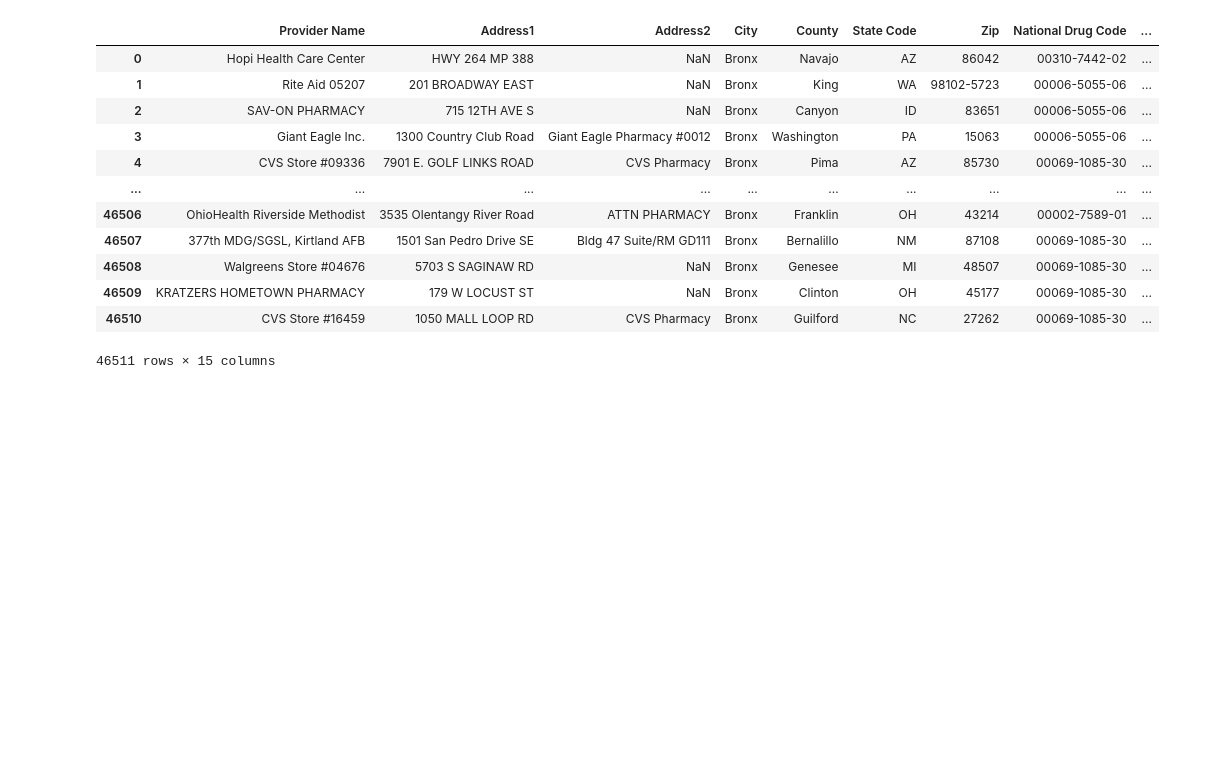
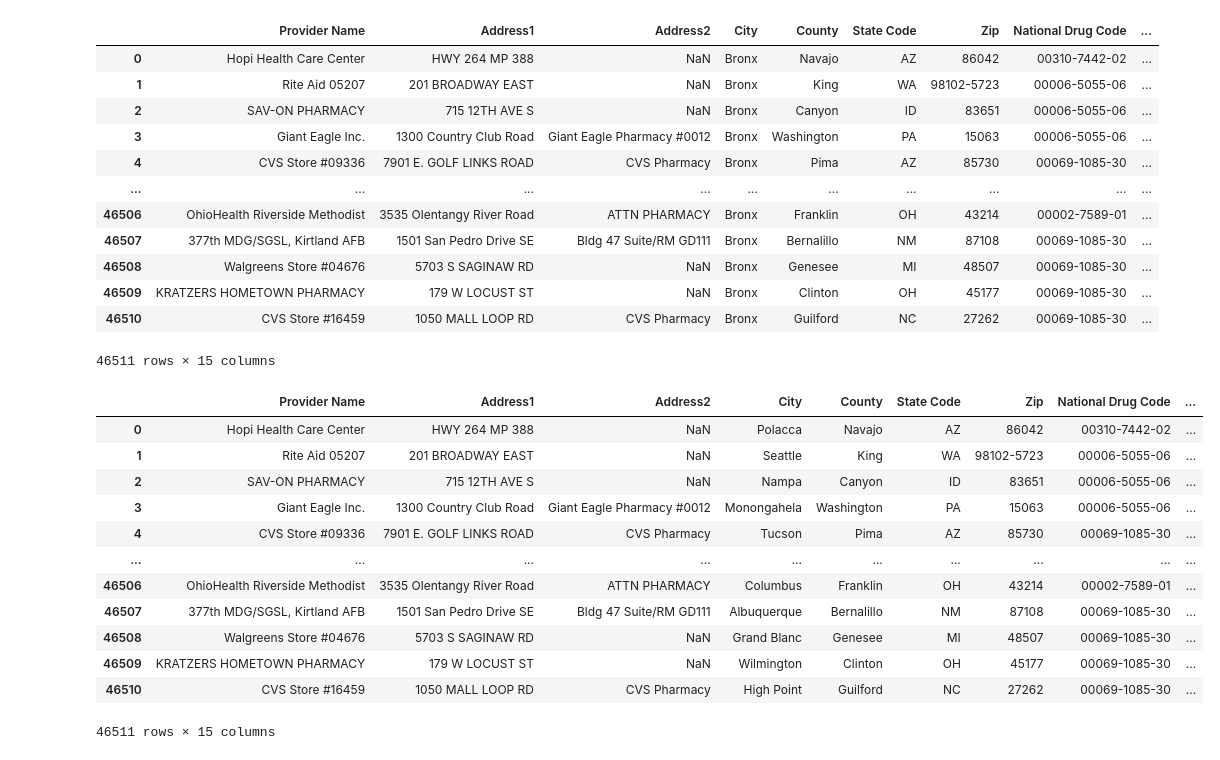
Before and after one commit to candacepedraza61/antivirals, a Jupyter notebook: antiviral-notebook.ipynb, the cells around one changed output. Saved outputs shown, nothing was run; the diff lists cells and outputs as text; code cells hidden in the pictures; blank space fills up the shorter version.

```diff
--- a/antiviral-notebook.ipynb
+++ b/antiviral-notebook.ipynb
@@ -51,3 +51,21 @@ df
 | 46509 | KRATZERS HOMETOWN PHARMACY | 179 W LOCUST ST | NaN | Bronx | Clinton | OH | 45177 | 00069-1085-30 | ... |
 | 46510 | CVS Store #16459 | 1050 MALL LOOP RD | CVS Pharmacy | Bronx | Guilford | NC | 27262 | 00069-1085-30 | ... |
 46511 rows × 15 columns
+# %%
+df = pd.read_csv("COVID-19_Public_Therapeutic_Locator.csv")
+# %%
+df
+# %% [output]
+|  | Provider Name | Address1 | Address2 | City | County | State Code | Zip | National Drug Code | ... |
+| 0 | Hopi Health Care Center | HWY 264 MP 388 | NaN | Polacca | Navajo | AZ | 86042 | 00310-7442-02 | ... |
+| 1 | Rite Aid 05207 | 201 BROADWAY EAST | NaN | Seattle | King | WA | 98102-5723 | 00006-5055-06 | ... |
+| 2 | SAV-ON PHARMACY | 715 12TH AVE S | NaN | Nampa | Canyon | ID | 83651 | 00006-5055-06 | ... |
+| 3 | Giant Eagle Inc. | 1300 Country Club Road | Giant Eagle Pharmacy #0012 | Monongahela | Washington | PA | 15063 | 00006-5055-06 | ... |
+| 4 | CVS Store #09336 | 7901 E. GOLF LINKS ROAD | CVS Pharmacy | Tucson | Pima | AZ | 85730 | 00069-1085-30 | ... |
+| ... | ... | ... | ... | ... | ... | ... | ... | ... | ... |
+| 46506 | OhioHealth Riverside Methodist | 3535 Olentangy River Road | ATTN PHARMACY | Columbus | Franklin | OH | 43214 | 00002-7589-01 | ... |
+| 46507 | 377th MDG/SGSL, Kirtland AFB | 1501 San Pedro Drive SE | Bldg 47 Suite/RM GD111 | Albuquerque | Bernalillo | NM | 87108 | 00069-1085-30 | ... |
+| 46508 | Walgreens Store #04676 | 5703 S SAGINAW RD | NaN | Grand Blanc | Genesee | MI | 48507 | 00069-1085-30 | ... |
+| 46509 | KRATZERS HOMETOWN PHARMACY | 179 W LOCUST ST | NaN | Wilmington | Clinton | OH | 45177 | 00069-1085-30 | ... |
+| 46510 | CVS Store #16459 | 1050 MALL LOOP RD | CVS Pharmacy | High Point | Guilford | NC | 27262 | 00069-1085-30 | ... |
+46511 rows × 15 columns
```
Also changed, not shown: parts of 7 cells of this notebook.
